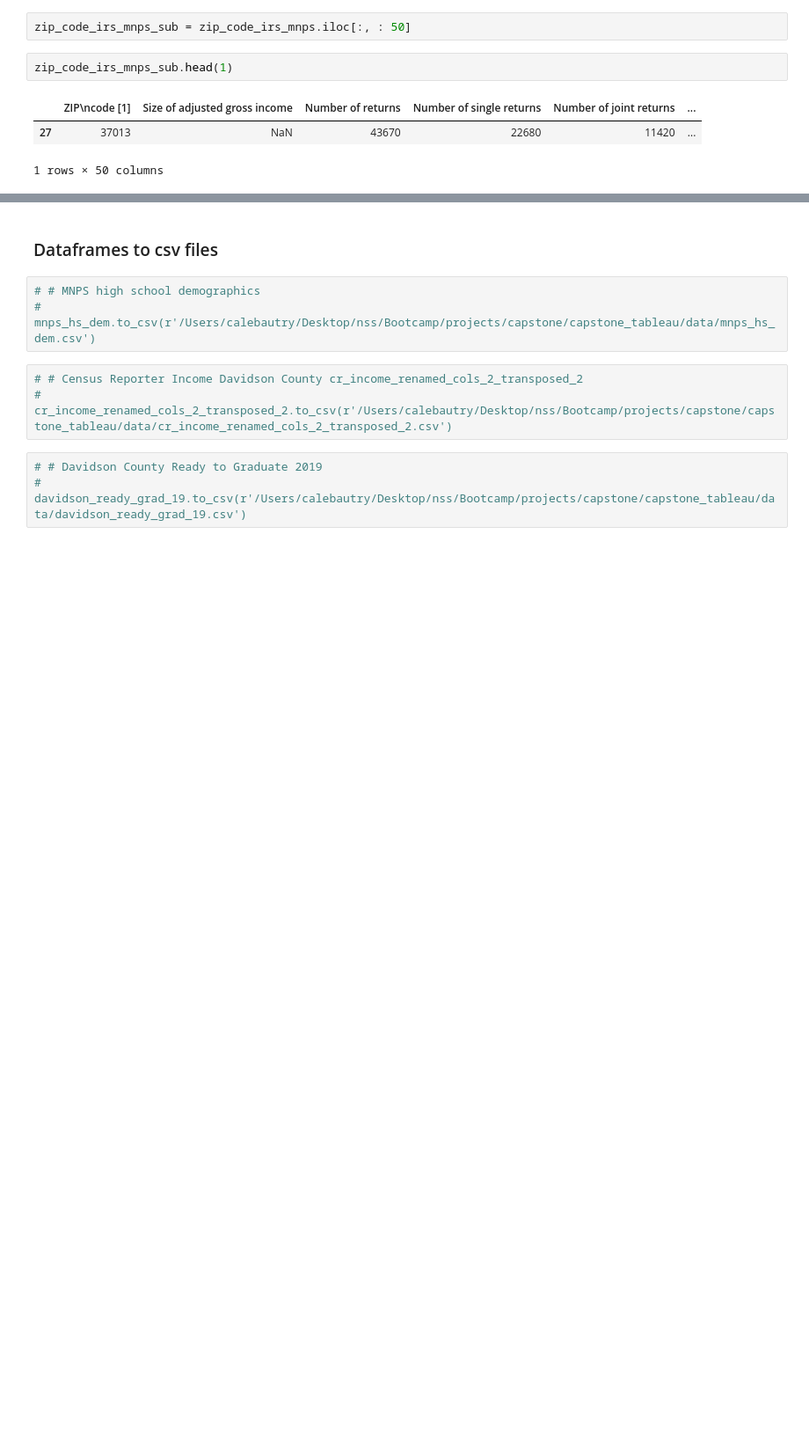
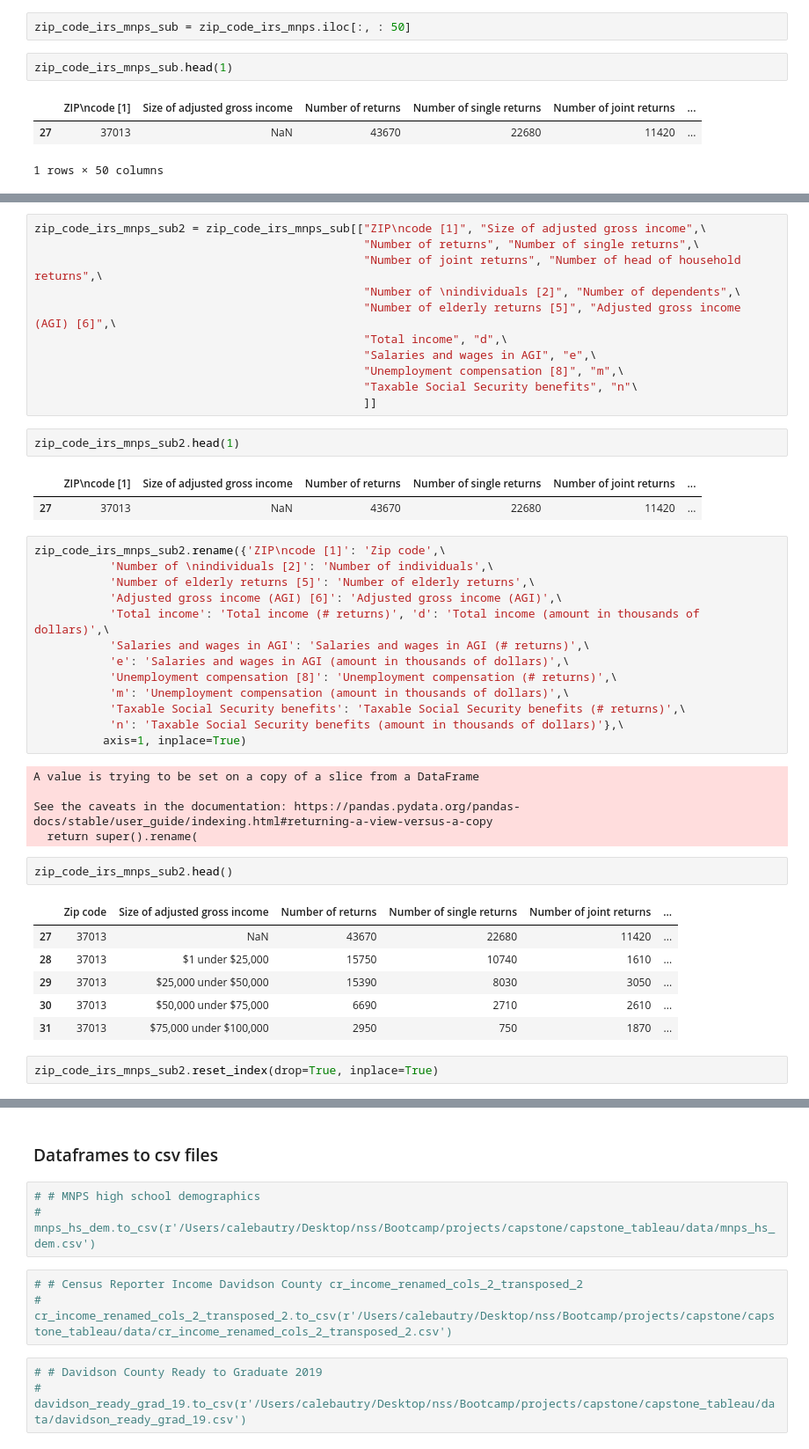
Before and after one commit to CalebAutry/capstone, a Jupyter notebook: notebooks/capstone.ipynb, the cells around one changed output, grey strips where cells are left out. Shown at 88% size. Cells and saved outputs as stored; diff of their text form; blank space fills up the shorter version.

Commit message:
analysis completed for irs income data by zipcode

```diff
--- a/notebooks/capstone.ipynb
+++ b/notebooks/capstone.ipynb
@@ -1142,0 +1245,45 @@ zip_code_irs_mnps_sub.head(1)
+# %%
+zip_code_irs_mnps_sub2 = zip_code_irs_mnps_sub[["ZIP\ncode [1]", "Size of adjusted gross income",\
+                                                "Number of returns", "Number of single returns",\
+                                                "Number of joint returns", "Number of head of household returns",\
+                                                "Number of \nindividuals [2]", "Number of dependents",\
+                                                "Number of elderly returns [5]", "Adjusted gross income (AGI) [6]",\
+                                                "Total income", "d",\
+                                                "Salaries and wages in AGI", "e",\
+                                                "Unemployment compensation [8]", "m",\
+                                                "Taxable Social Security benefits", "n"\
+                                                ]]
+# %%
+zip_code_irs_mnps_sub2.head(1)
+# %% [output]
+|  | ZIP\ncode [1] | Size of adjusted gross income | Number of returns | Number of single returns | Number of joint returns | ... |
+| 27 | 37013 | NaN | 43670 | 22680 | 11420 | ... |
+# %%
+zip_code_irs_mnps_sub2.rename({'ZIP\ncode [1]': 'Zip code',\
+           'Number of \nindividuals [2]': 'Number of individuals',\
+           'Number of elderly returns [5]': 'Number of elderly returns',\
+           'Adjusted gross income (AGI) [6]': 'Adjusted gross income (AGI)',\
+           'Total income': 'Total income (# returns)', 'd': 'Total income (amount in thousands of dollars)',\
+           'Salaries and wages in AGI': 'Salaries and wages in AGI (# returns)',\
+           'e': 'Salaries and wages in AGI (amount in thousands of dollars)',\
+           'Unemployment compensation [8]': 'Unemployment compensation (# returns)',\
+           'm': 'Unemployment compensation (amount in thousands of dollars)',\
+           'Taxable Social Security benefits': 'Taxable Social Security benefits (# returns)',\
+           'n': 'Taxable Social Security benefits (amount in thousands of dollars)'},\
+          axis=1, inplace=True)
+# %% [output]
+A value is trying to be set on a copy of a slice from a DataFrame
+
+See the caveats in the documentation: https://pandas.pydata.org/pandas-docs/stable/user_guide/indexing.html#returning-a-view-versus-a-copy
+  return super().rename(
+# %%
+zip_code_irs_mnps_sub2.head()
+# %% [output]
+|  | Zip code | Size of adjusted gross income | Number of returns | Number of single returns | Number of joint returns | ... |
+| 27 | 37013 | NaN | 43670 | 22680 | 11420 | ... |
+| 28 | 37013 | $1 under $25,000 | 15750 | 10740 | 1610 | ... |
+| 29 | 37013 | $25,000 under $50,000 | 15390 | 8030 | 3050 | ... |
+| 30 | 37013 | $50,000 under $75,000 | 6690 | 2710 | 2610 | ... |
+| 31 | 37013 | $75,000 under $100,000 | 2950 | 750 | 1870 | ... |
+# %%
+zip_code_irs_mnps_sub2.reset_index(drop=True, inplace=True)
```
Also changed, not shown: parts of 21 cells of this notebook.
